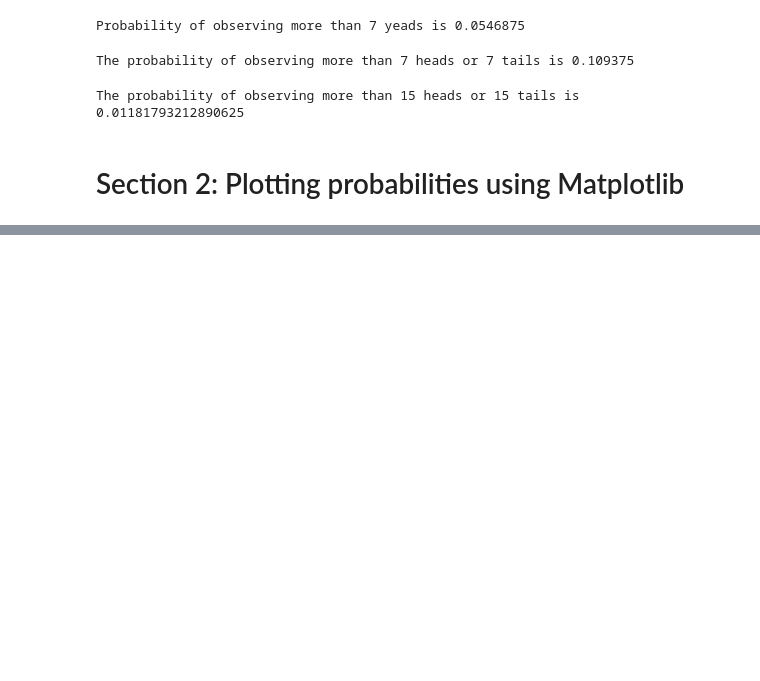
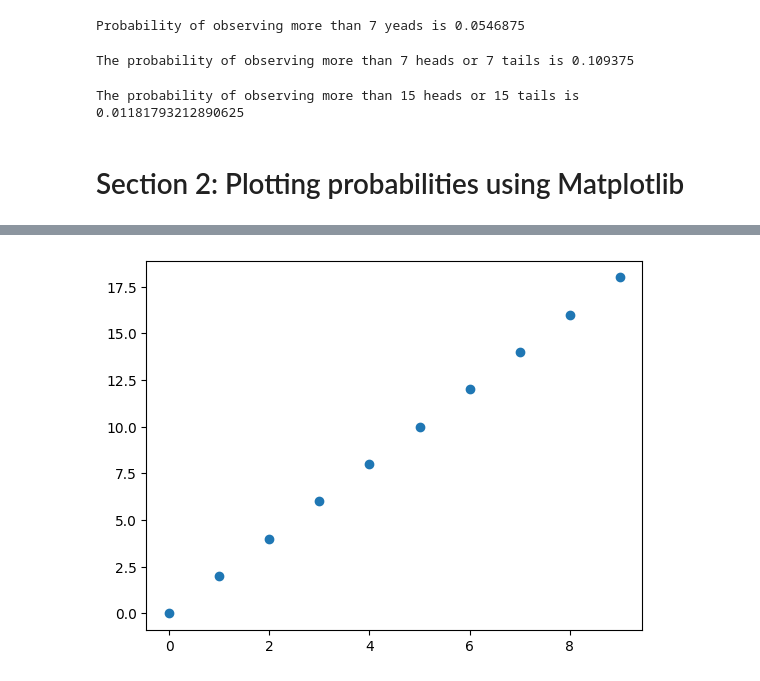
Before and after one commit to tacotuesday/reading_list, a Jupyter notebook: python/data_science_bookcamp/cs01-curriculum.ipynb, the cells around one changed output, grey strips where cells are left out. Cells and saved outputs as stored; diff of their text form; code cells hidden in the pictures; blank space fills up the shorter version.

```diff
--- a/python/data_science_bookcamp/cs01-curriculum.ipynb
+++ b/python/data_science_bookcamp/cs01-curriculum.ipynb
@@ -291,0 +322,6 @@ The probability of observing more than 15 heads or 15 tails is 0.011817932128906
+# %%
+# Plotting individual data points
+plt.scatter(x,y)
+plt.show()
+# %% [output]
+[figure, added]
```
Also changed, not shown: parts of 5 cells of this notebook.
